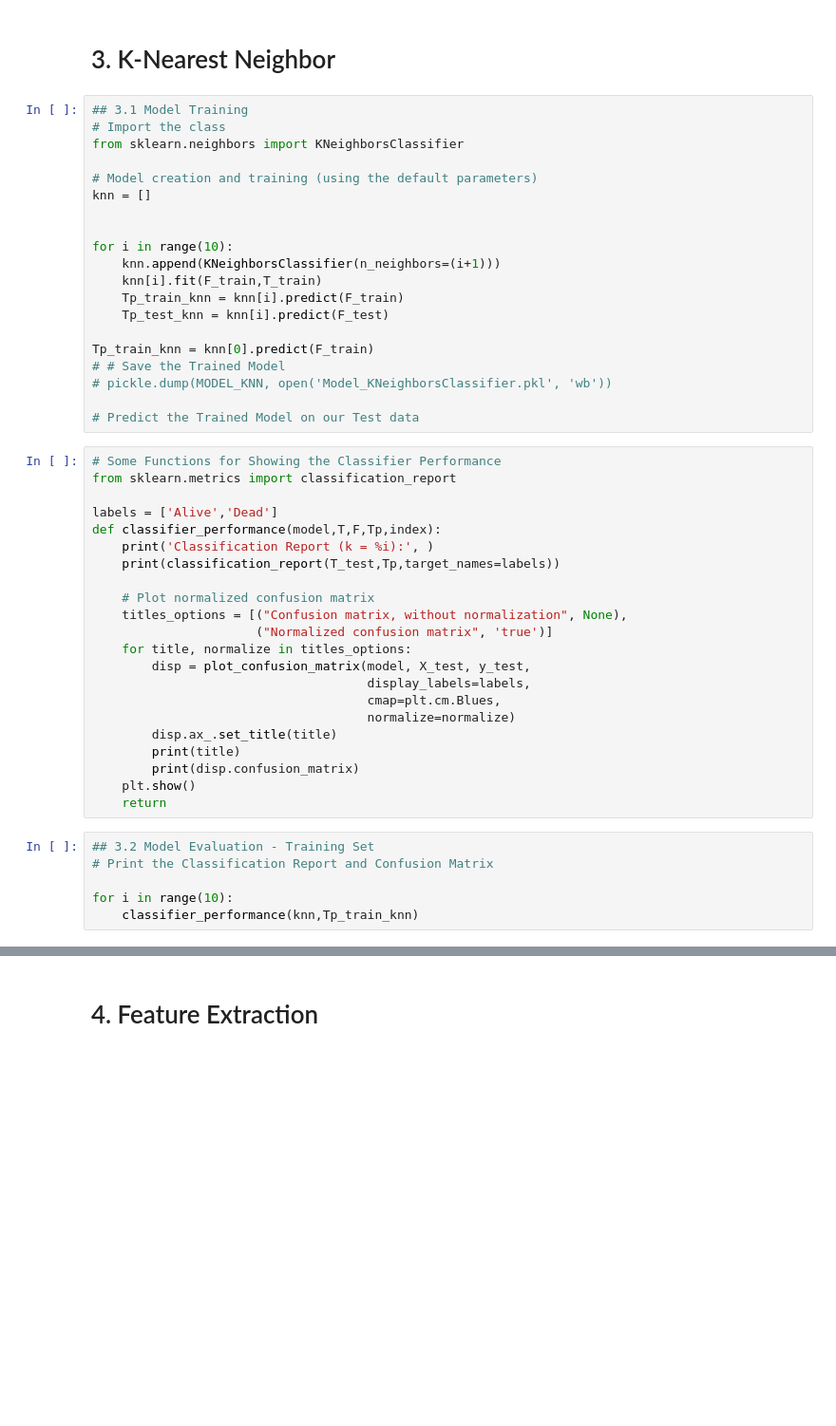
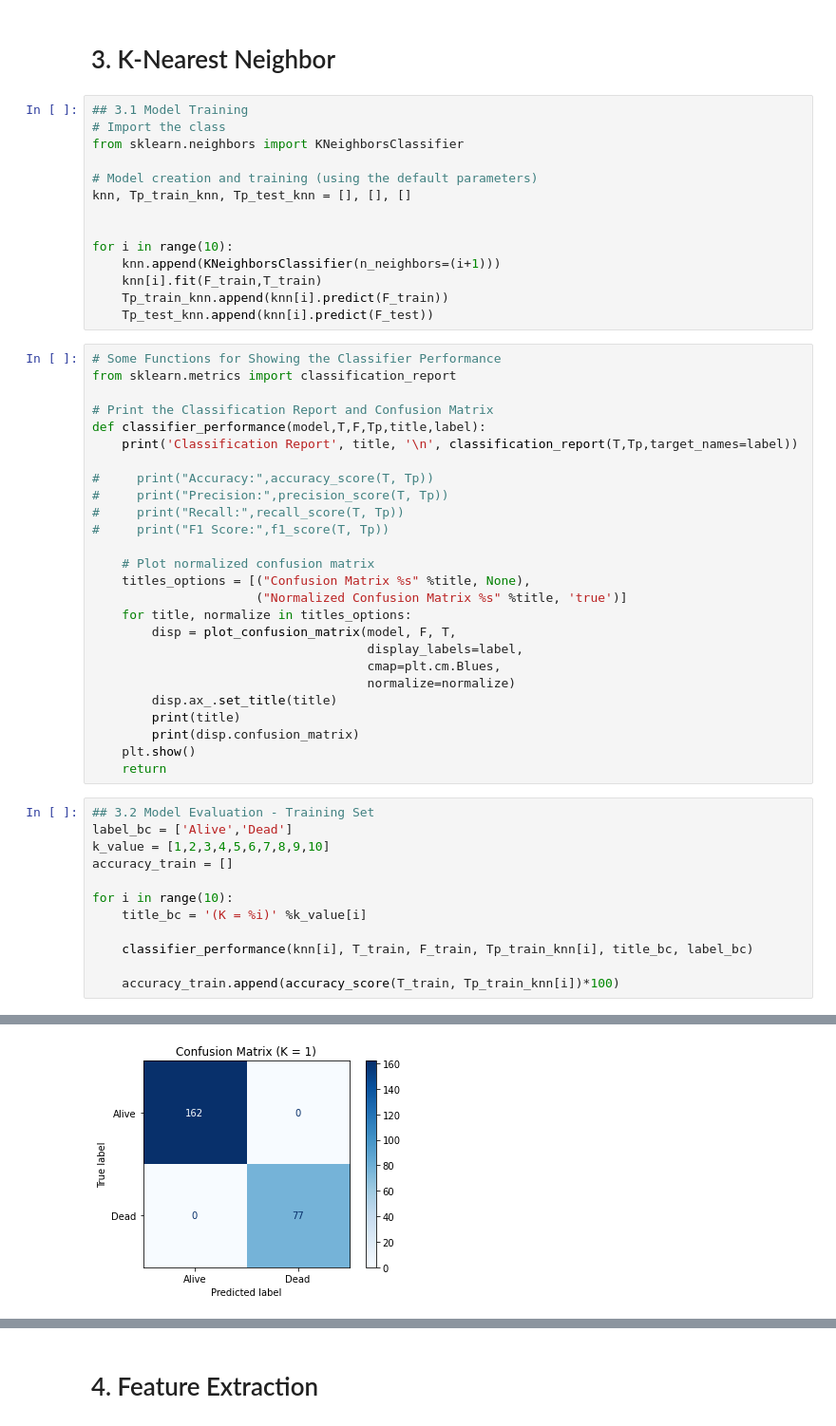
Before and after one commit to tvn4/MSE-491, a Jupyter notebook: Lab 2/Assigment 2/Assignment 2.ipynb, the cells around one changed output, grey strips where cells are left out. Shown at 95% size. Cells and saved outputs as stored; diff of their text form; blank space fills up the shorter version.

```diff
--- a/Lab 2/Assigment 2/Assignment 2.ipynb
+++ b/Lab 2/Assigment 2/Assignment 2.ipynb
@@ -180,35 +180,33 @@ F1 Score: 0.4827586206896552
 from sklearn.neighbors import KNeighborsClassifier
 
 # Model creation and training (using the default parameters)
-knn = []
+knn, Tp_train_knn, Tp_test_knn = [], [], []
 
 
 for i in range(10):
     knn.append(KNeighborsClassifier(n_neighbors=(i+1)))
     knn[i].fit(F_train,T_train)
-    Tp_train_knn = knn[i].predict(F_train)
-    Tp_test_knn = knn[i].predict(F_test)
-
-Tp_train_knn = knn[0].predict(F_train)
-# # Save the Trained Model
-# pickle.dump(MODEL_KNN, open('Model_KNeighborsClassifier.pkl', 'wb'))
-
-# Predict the Trained Model on our Test data
+    Tp_train_knn.append(knn[i].predict(F_train))
+    Tp_test_knn.append(knn[i].predict(F_test))
 # %%
 # Some Functions for Showing the Classifier Performance
 from sklearn.metrics import classification_report
 
-labels = ['Alive','Dead']
-def classifier_performance(model,T,F,Tp,index):
-    print('Classification Report (k = %i):', )
-    print(classification_report(T_test,Tp,target_names=labels))
+# Print the Classification Report and Confusion Matrix
+def classifier_performance(model,T,F,Tp,title,label):
+    print('Classification Report', title, '\n', classification_report(T,Tp,target_names=label))
+
+#     print("Accuracy:",accuracy_score(T, Tp))
+#     print("Precision:",precision_score(T, Tp))
+#     print("Recall:",recall_score(T, Tp))
+#     print("F1 Score:",f1_score(T, Tp))
 
     # Plot normalized confusion matrix
-    titles_options = [("Confusion matrix, without normalization", None),
-                      ("Normalized confusion matrix", 'true')]
+    titles_options = [("Confusion Matrix %s" %title, None),
+                      ("Normalized Confusion Matrix %s" %title, 'true')]
     for title, normalize in titles_options:
-        disp = plot_confusion_matrix(model, X_test, y_test,
-                                     display_labels=labels,
+        disp = plot_confusion_matrix(model, F, T,
+                                     display_labels=label,
                                      cmap=plt.cm.Blues,
                                      normalize=normalize)
         disp.ax_.set_title(title)
@@ -218,8 +216,14 @@ def classifier_performance(model,T,F,Tp,index):
     return
 # %%
 ## 3.2 Model Evaluation - Training Set
-# Print the Classification Report and Confusion Matrix
+label_bc = ['Alive','Dead']
+k_value = [1,2,3,4,5,6,7,8,9,10]
+accuracy_train = []
 
 for i in range(10):
-    classifier_performance(knn,Tp_train_knn)
+    title_bc = '(K = %i)' %k_value[i]
+
+    classifier_performance(knn[i], T_train, F_train, Tp_train_knn[i], title_bc, label_bc)
+
+    accuracy_train.append(accuracy_score(T_train, Tp_train_knn[i])*100)
 # %% [output]
@@ -226,0 +246 @@ TypeError: classifier_performance() missing 3 required positional arguments: 'F'
+[figure, added]
```
Also changed, not shown: parts of 11 cells of this notebook, 12 other files.
